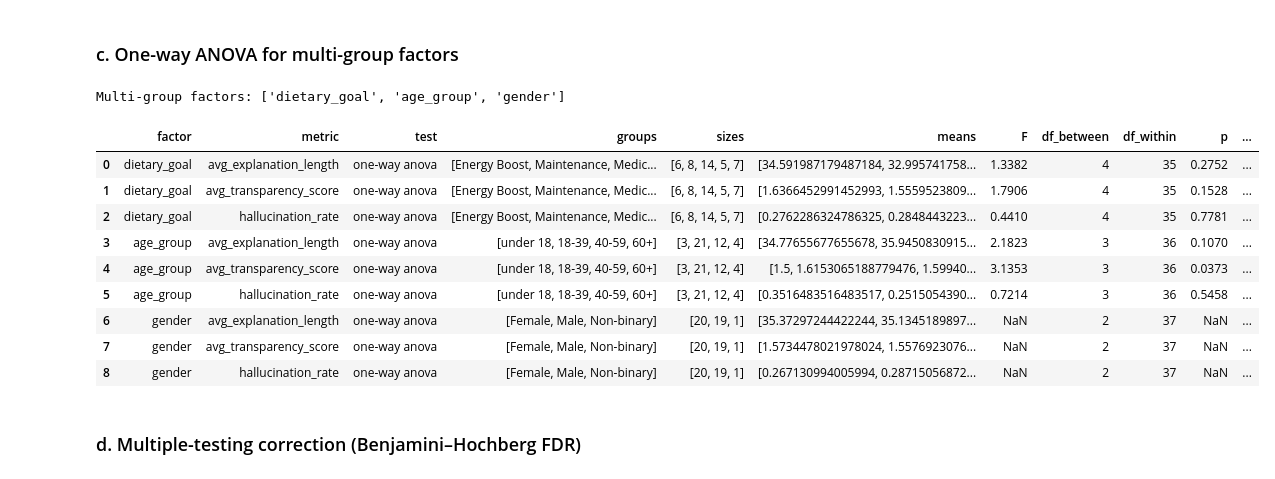
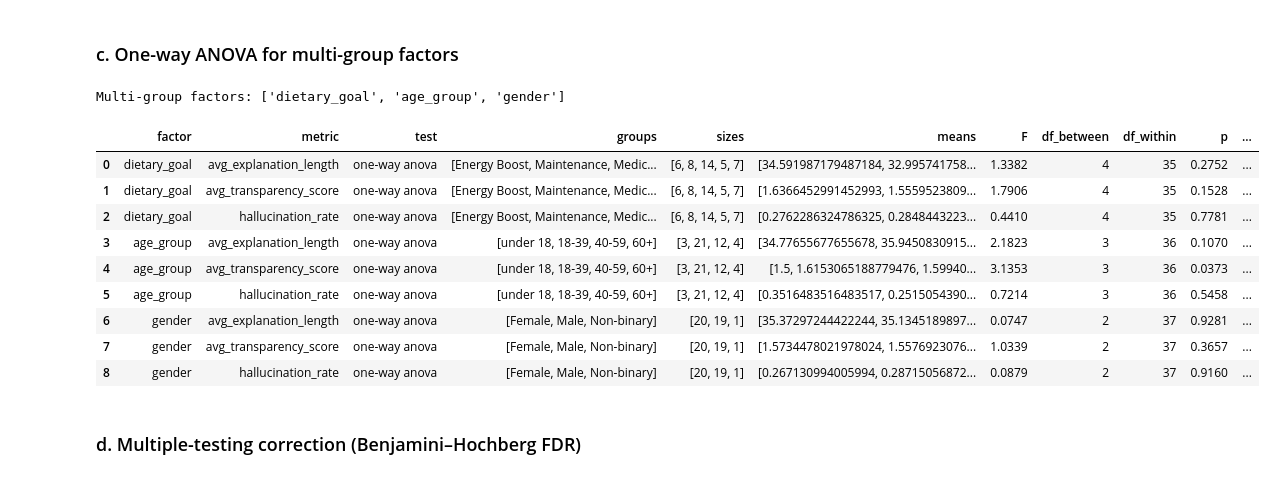
Before and after one commit to lay-animals-projects/food-recommender-evaluation, a Jupyter notebook: notebooks/bias_n_fairness.ipynb, the cells around one changed output. Saved outputs shown, nothing was run; the diff lists cells and outputs as text; code cells hidden in the pictures.

```diff
--- a/notebooks/bias_n_fairness.ipynb
+++ b/notebooks/bias_n_fairness.ipynb
@@ -833,7 +833,11 @@ for factor in factors:
             "zero_variance_groups": ", ".join(
                 str(group) for group in zero_variance.index
             ),
-            "enough_for_test": len(sizes) >= 2 and sizes.ge(2).all(),
+            "enough_for_test": (
+                len(sizes) >= 2
+                and sizes.ge(1).all()
+                and len(valid) > len(sizes)
+            ),
         })
 
 group_checks = pd.DataFrame(check_rows)
@@ -1046,46 +1050,48 @@ for factor in multi_factors:
             "note": "",
         }
 
-        if min(sizes) < 2:
-            row["note"] = "not tested: n < 2"
-        elif any(group.var(ddof=1) == 0 for group in groups):
-            row["note"] = "not tested: zero within-group variance"
+        if min(sizes) == 0:
+            row["note"] = "not tested: a group has no valid metric"
+        elif row["df_within"] <= 0:
+            row["note"] = "not tested: no pooled residual degrees of freedom"
+        elif np.ptp(np.concatenate(groups)) == 0:
+            row["note"] = "not tested: all values are identical"
         else:
             test = stats.f_oneway(*groups)
 
             # descriptive share of variation between groups
             values = np.concatenate(groups)
             grand_mean = values.mean()
 
             ss_between = sum(
                 len(group) * (group.mean() - grand_mean) ** 2
                 for group in groups
             )
             ss_total = ((values - grand_mean) ** 2).sum()
 
             row.update({
                 "F": float(test.statistic),
                 "p": float(test.pvalue),
                 "eta_squared": ss_between / ss_total,
                 "note": "small group: n < 5" if min(sizes) < 5 else "",
             })
 
         anova_rows.append(row)
 
 anova_results = pd.DataFrame(anova_rows)
 display(anova_results.round(4))
 # %% [output]
 Multi-group factors: ['dietary_goal', 'age_group', 'gender']
 |  | factor | metric | test | groups | sizes | means | F | df_between | df_within | p | ... |
 | 0 | dietary_goal | avg_explanation_length | one-way anova | [Energy Boost, Maintenance, Medic... | [6, 8, 14, 5, 7] | [34.591987179487184, 32.995741758... | 1.3382 | 4 | 35 | 0.2752 | ... |
 | 1 | dietary_goal | avg_transparency_score | one-way anova | [Energy Boost, Maintenance, Medic... | [6, 8, 14, 5, 7] | [1.6366452991452993, 1.5559523809... | 1.7906 | 4 | 35 | 0.1528 | ... |
 | 2 | dietary_goal | hallucination_rate | one-way anova | [Energy Boost, Maintenance, Medic... | [6, 8, 14, 5, 7] | [0.2762286324786325, 0.2848443223... | 0.4410 | 4 | 35 | 0.7781 | ... |
 | 3 | age_group | avg_explanation_length | one-way anova | [under 18, 18-39, 40-59, 60+] | [3, 21, 12, 4] | [34.77655677655678, 35.9450830915... | 2.1823 | 3 | 36 | 0.1070 | ... |
 | 4 | age_group | avg_transparency_score | one-way anova | [under 18, 18-39, 40-59, 60+] | [3, 21, 12, 4] | [1.5, 1.6153065188779476, 1.59940... | 3.1353 | 3 | 36 | 0.0373 | ... |
 | 5 | age_group | hallucination_rate | one-way anova | [under 18, 18-39, 40-59, 60+] | [3, 21, 12, 4] | [0.3516483516483517, 0.2515054390... | 0.7214 | 3 | 36 | 0.5458 | ... |
-| 6 | gender | avg_explanation_length | one-way anova | [Female, Male, Non-binary] | [20, 19, 1] | [35.37297244422244, 35.1345189897... | NaN | 2 | 37 | NaN | ... |
-| 7 | gender | avg_transparency_score | one-way anova | [Female, Male, Non-binary] | [20, 19, 1] | [1.5734478021978024, 1.5576923076... | NaN | 2 | 37 | NaN | ... |
-| 8 | gender | hallucination_rate | one-way anova | [Female, Male, Non-binary] | [20, 19, 1] | [0.267130994005994, 0.28715056872... | NaN | 2 | 37 | NaN | ... |
+| 6 | gender | avg_explanation_length | one-way anova | [Female, Male, Non-binary] | [20, 19, 1] | [35.37297244422244, 35.1345189897... | 0.0747 | 2 | 37 | 0.9281 | ... |
+| 7 | gender | avg_transparency_score | one-way anova | [Female, Male, Non-binary] | [20, 19, 1] | [1.5734478021978024, 1.5576923076... | 1.0339 | 2 | 37 | 0.3657 | ... |
+| 8 | gender | hallucination_rate | one-way anova | [Female, Male, Non-binary] | [20, 19, 1] | [0.267130994005994, 0.28715056872... | 0.0879 | 2 | 37 | 0.9160 | ... |
 # %% [markdown]
 ### d. Multiple-testing correction (Benjamini–Hochberg FDR)
 # %%
```
Also changed, not shown: parts of 2 cells of this notebook.
